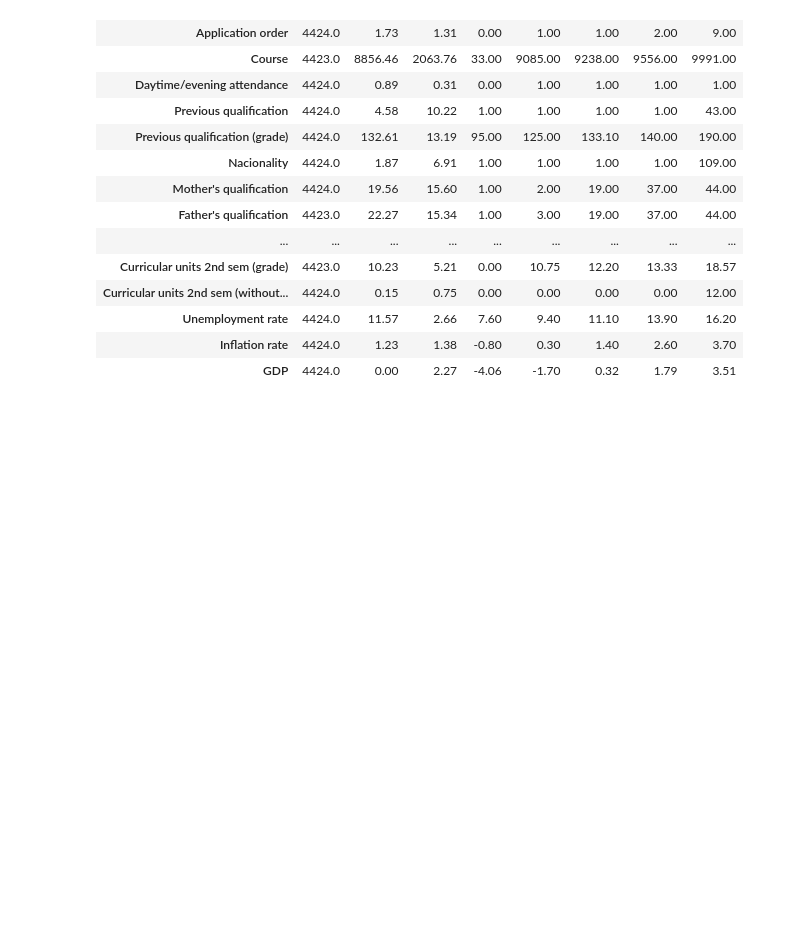
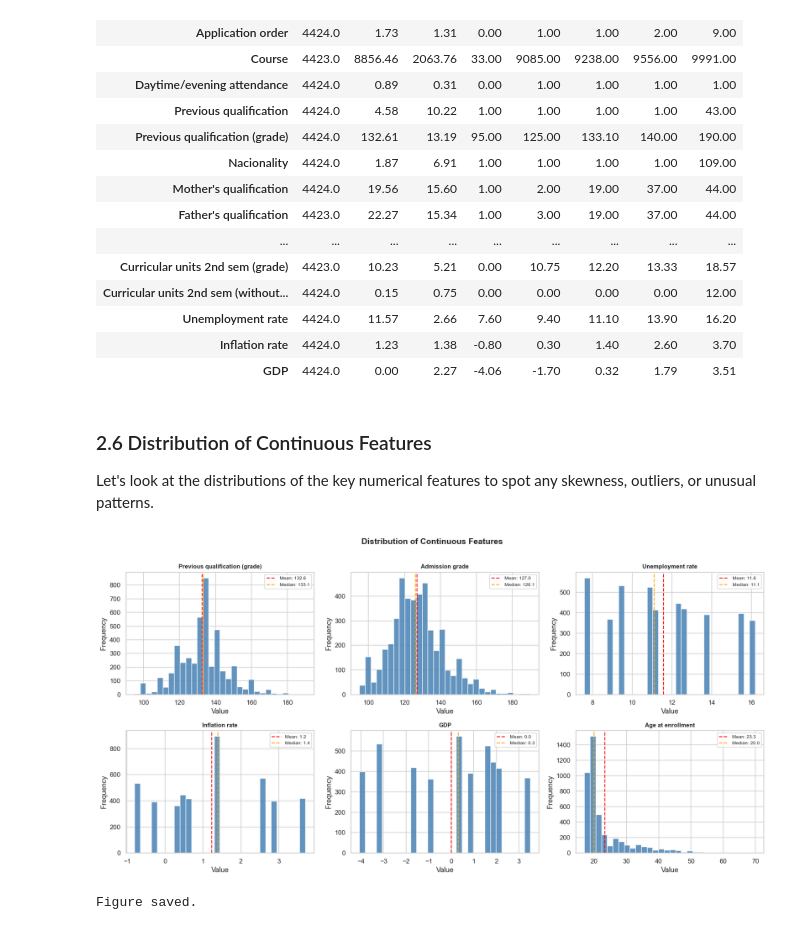
Before and after one commit to tiagodof/Tiago_Oliveira_2021406_ML_CA1, a Jupyter notebook: Tiago_Oliveira.ipynb, the cells around one changed output. Cells and saved outputs as stored; diff of their text form; code cells hidden in the pictures; blank space fills up the shorter version.

Commit message:
feat(eda): plot continuous feature distributions

```diff
--- a/Tiago_Oliveira.ipynb
+++ b/Tiago_Oliveira.ipynb
@@ -235,3 +235,35 @@ df_num_preview.describe().T.round(2)
 | Unemployment rate | 4424.0 | 11.57 | 2.66 | 7.60 | 9.40 | 11.10 | 13.90 | 16.20 |
 | Inflation rate | 4424.0 | 1.23 | 1.38 | -0.80 | 0.30 | 1.40 | 2.60 | 3.70 |
 | GDP | 4424.0 | 0.00 | 2.27 | -4.06 | -1.70 | 0.32 | 1.79 | 3.51 |
+# %% [markdown]
+### 2.6 Distribution of Continuous Features
+
+Let's look at the distributions of the key numerical features to spot any skewness, outliers, or unusual patterns.
+# %%
+continuous_cols = ['Previous qualification (grade)', 'Admission grade',
+                   'Unemployment rate', 'Inflation rate', 'GDP',
+                   'Age at enrollment']
+
+fig, axes = plt.subplots(2, 3, figsize=(16, 8))
+axes = axes.flatten()
+
+for i, col in enumerate(continuous_cols):
+    series = pd.to_numeric(df_raw[col], errors='coerce').dropna()
+    axes[i].hist(series, bins=30, color='steelblue', edgecolor='white', alpha=0.85)
+    axes[i].axvline(series.mean(), color='red', linestyle='--', linewidth=1.5,
+                    label=f'Mean: {series.mean():.1f}')
+    axes[i].axvline(series.median(), color='orange', linestyle='--', linewidth=1.5,
+                    label=f'Median: {series.median():.1f}')
+    axes[i].set_title(col, fontsize=10, fontweight='bold')
+    axes[i].set_xlabel('Value')
+    axes[i].set_ylabel('Frequency')
+    axes[i].legend(fontsize=8)
+
+plt.suptitle('Distribution of Continuous Features', fontsize=14, fontweight='bold', y=1.01)
+plt.tight_layout()
+plt.savefig('fig_continuous_distributions.png', bbox_inches='tight')
+plt.show()
+print("Figure saved.")
+# %% [output]
+[figure, added]
+Figure saved.
```
Also changed, not shown: 1 other file.
